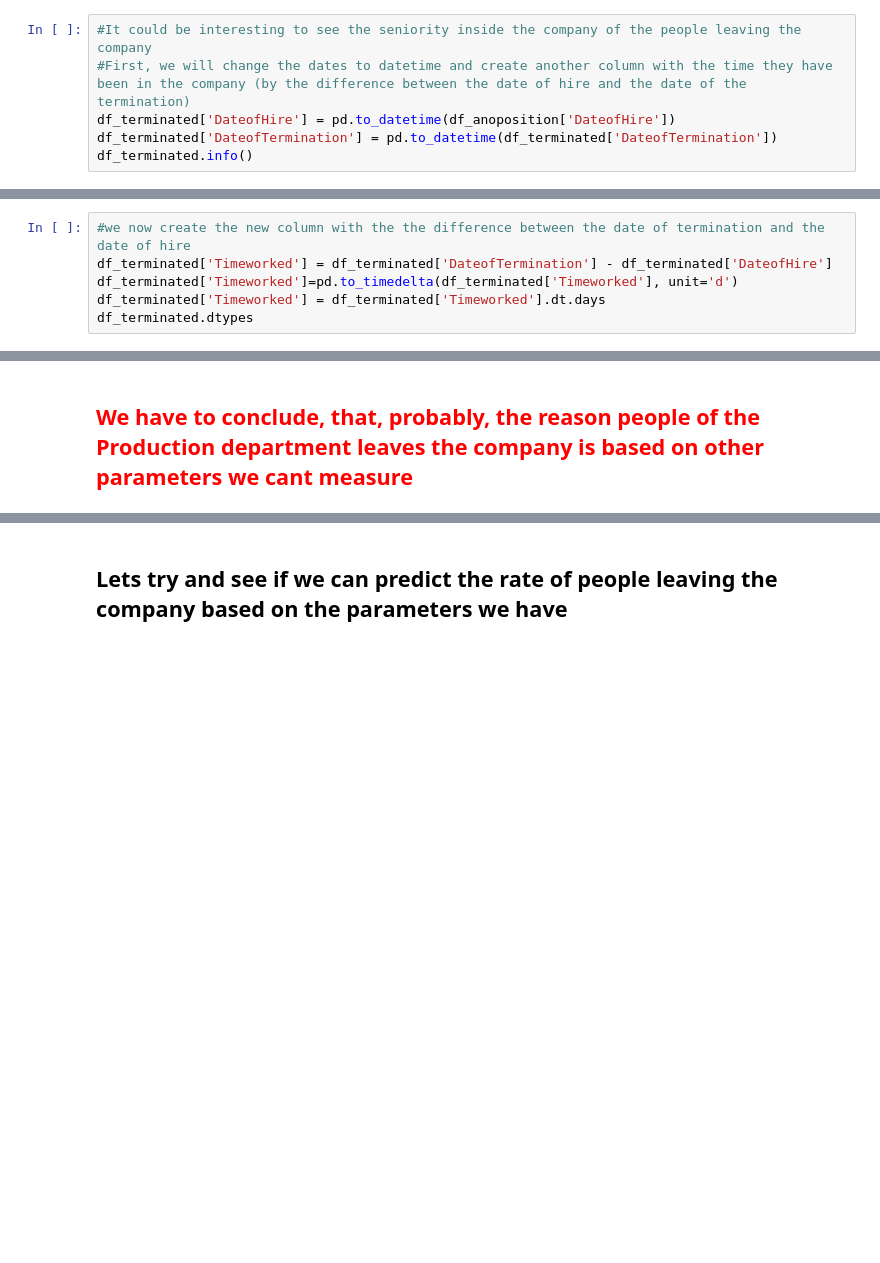
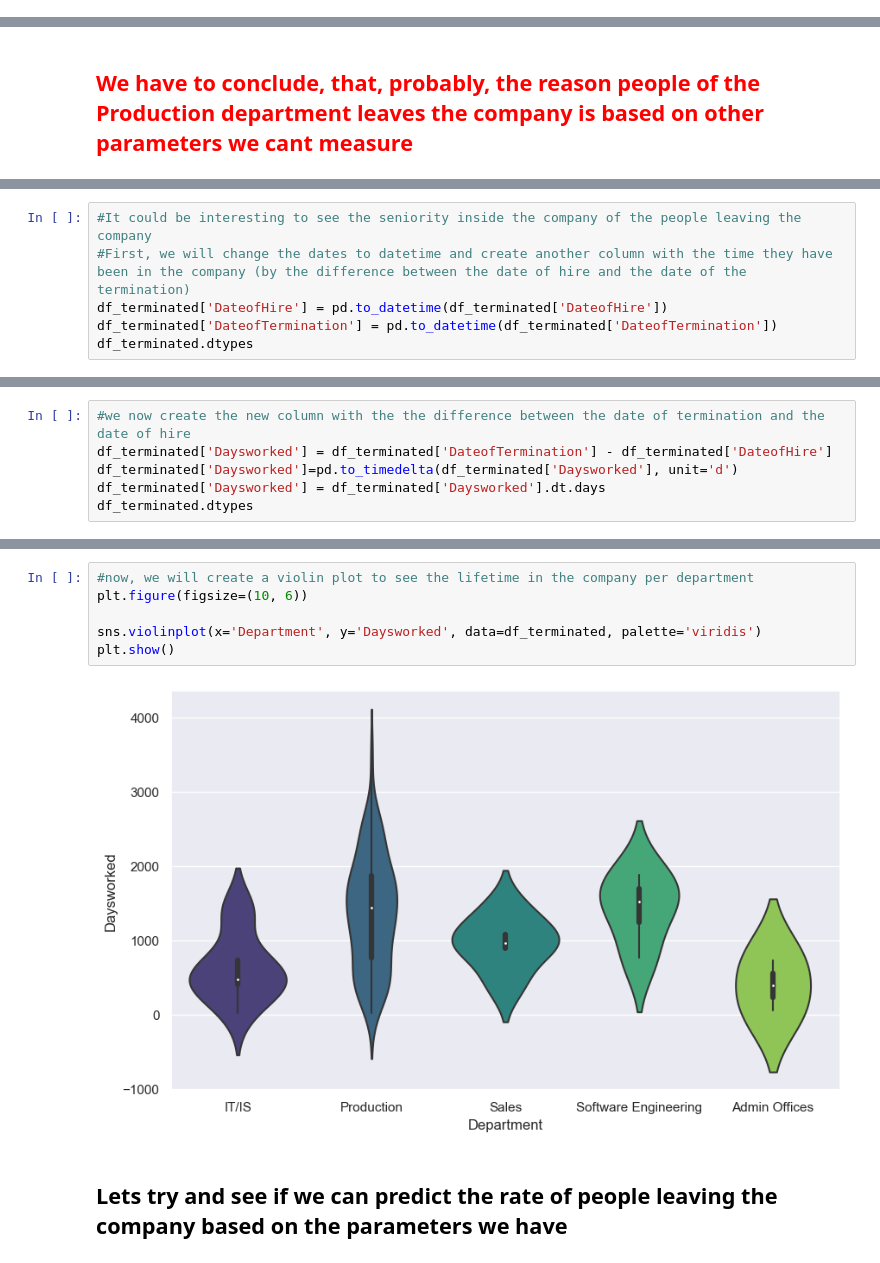
Before and after one commit to PaulBeBo/HackathonHR, a Jupyter notebook: scripts/HackathonHR_Paul.ipynb, the cells around one changed output, grey strips where cells are left out. Drawn from its saved outputs; the diff is of its cells as text; blank space fills up the shorter version.

```diff
--- a/scripts/HackathonHR_Paul.ipynb
+++ b/scripts/HackathonHR_Paul.ipynb
@@ -643,9 +643,3 @@ Admin Offices            2
 Name: Department, dtype: int64
 # %% [markdown]
 ### We also can see that there is no correlation between the number of special projects and the number of employees quiting
-# %%
-#It could be interesting to see the seniority inside the company of the people leaving the company
-#First, we will change the dates to datetime and create another column with the time they have been in the company (by the difference between the date of hire and the date of the termination)
-df_terminated['DateofHire'] = pd.to_datetime(df_anoposition['DateofHire'])
-df_terminated['DateofTermination'] = pd.to_datetime(df_terminated['DateofTermination'])
-df_terminated.info()
@@ -680,6 +645,0 @@ See the caveats in the documentation: https://pandas.pydata.org/pandas-docs/stab
-# %%
-#we now create the new column with the the difference between the date of termination and the date of hire
-df_terminated['Timeworked'] = df_terminated['DateofTermination'] - df_terminated['DateofHire']
-df_terminated['Timeworked']=pd.to_timedelta(df_terminated['Timeworked'], unit='d')
-df_terminated['Timeworked'] = df_terminated['Timeworked'].dt.days
-df_terminated.dtypes
@@ -754,0 +650,6 @@ plt.show()
+# %%
+#It could be interesting to see the seniority inside the company of the people leaving the company
+#First, we will change the dates to datetime and create another column with the time they have been in the company (by the difference between the date of hire and the date of the termination)
+df_terminated['DateofHire'] = pd.to_datetime(df_terminated['DateofHire'])
+df_terminated['DateofTermination'] = pd.to_datetime(df_terminated['DateofTermination'])
+df_terminated.dtypes
@@ -754,0 +684,6 @@ plt.show()
+# %%
+#we now create the new column with the the difference between the date of termination and the date of hire
+df_terminated['Daysworked'] = df_terminated['DateofTermination'] - df_terminated['DateofHire']
+df_terminated['Daysworked']=pd.to_timedelta(df_terminated['Daysworked'], unit='d')
+df_terminated['Daysworked'] = df_terminated['Daysworked'].dt.days
+df_terminated.dtypes
@@ -755,3 +723,11 @@ plt.show()
+# %%
+#now, we will create a violin plot to see the lifetime in the company per department
+plt.figure(figsize=(10, 6))
+
+sns.violinplot(x='Department', y='Daysworked', data=df_terminated, palette='viridis')
+plt.show()
+# %% [output]
+[figure, added]
 # %% [markdown]
 ## Lets try and see if we can predict the rate of people leaving the company based on the parameters we have
 # %%
```
Also changed, not shown: parts of 18 cells of this notebook.
